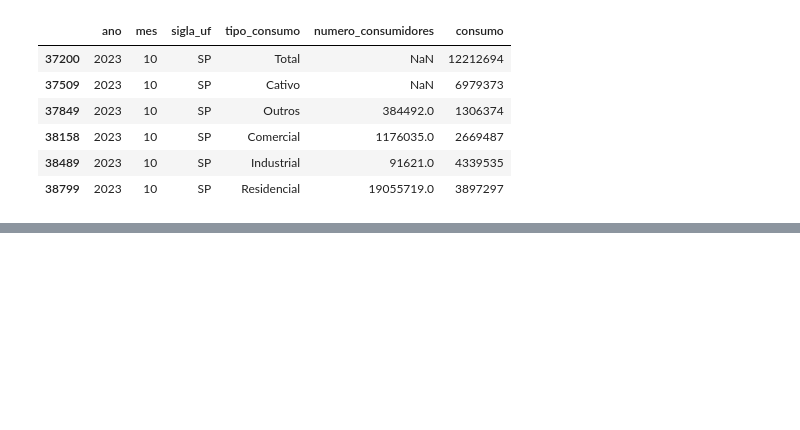
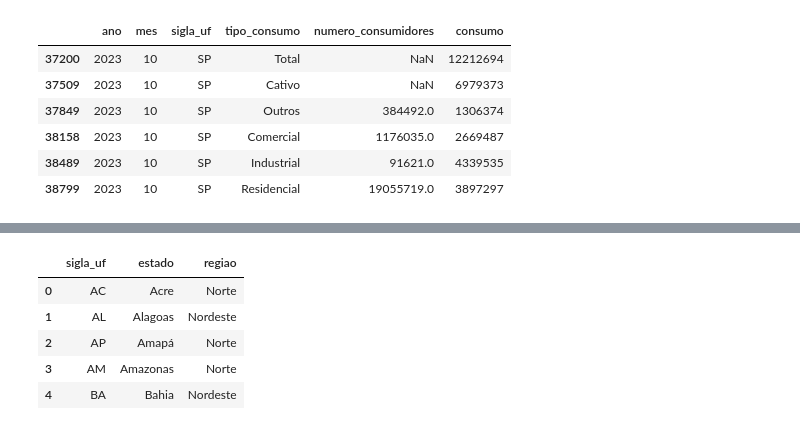
Before and after one commit to jorgelzsilva/projeto_consumo_energia, a Jupyter notebook: notebooks/desafio_final_jorge.ipynb, the cells around one changed output, grey strips where cells are left out. Saved outputs shown, nothing was run; the diff lists cells and outputs as text; code cells hidden in the pictures; blank space fills up the shorter version.

```diff
--- a/notebooks/desafio_final_jorge.ipynb
+++ b/notebooks/desafio_final_jorge.ipynb
@@ -303,0 +427,15 @@ Fontes: https://srna.co/consumidor-cativo-e-consumidor-livre-entenda-as-diferenc
+# %%
+# removendo as colunas
+df_estados.drop(['id_estado', 'pais'], axis=1, inplace=True)
+
+# renomeando a coluna para o join
+df_estados.rename(columns={'sigla': 'sigla_uf'}, inplace=True)
+# %%
+df_estados.head()
+# %% [output]
+|  | sigla_uf | estado | regiao |
+| 0 | AC | Acre | Norte |
+| 1 | AL | Alagoas | Nordeste |
+| 2 | AP | Amapá | Norte |
+| 3 | AM | Amazonas | Norte |
+| 4 | BA | Bahia | Nordeste |
```
Also changed, not shown: parts of 15 cells of this notebook, 4 other files.
